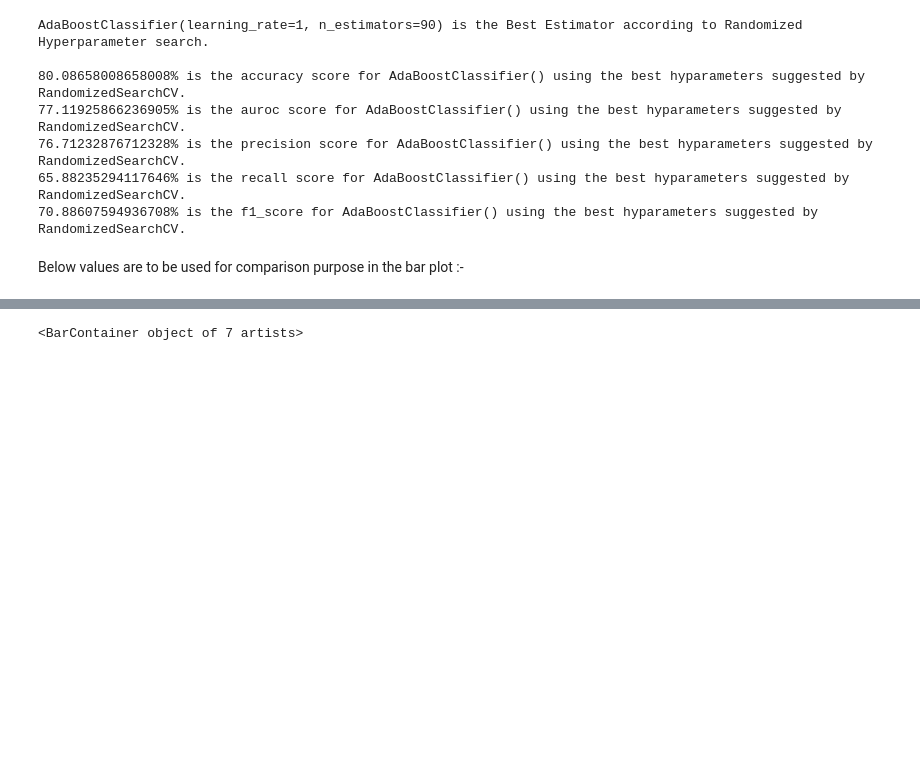
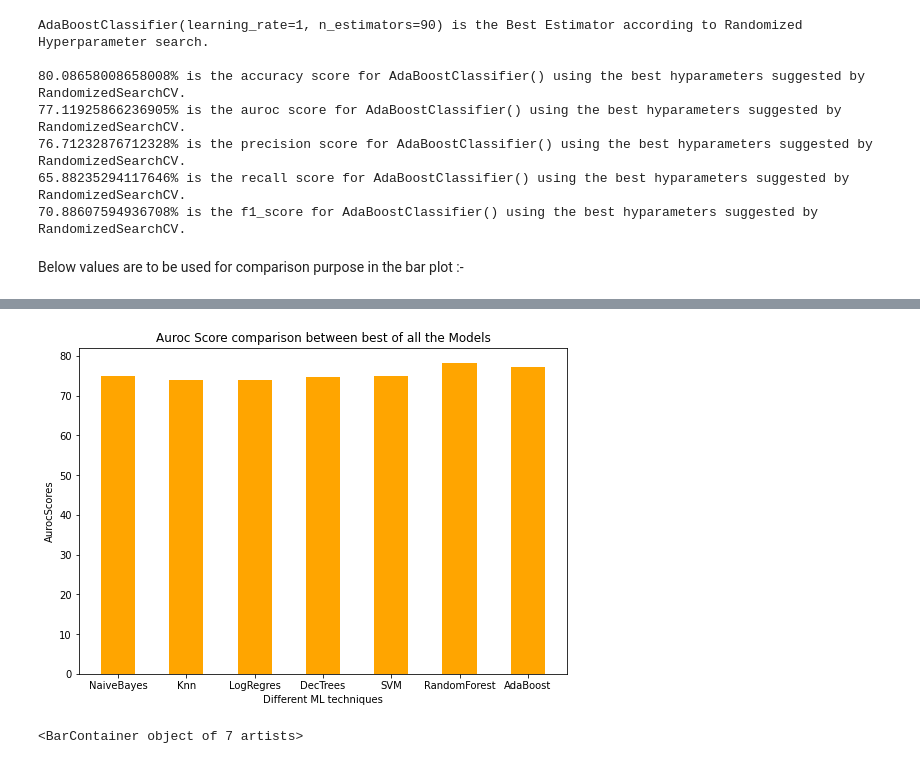
Before and after one commit to Patel27-S/Diabetes-Prediction---Data-Mining, a Jupyter notebook: DiabetesPrediction.ipynb, the cells around one changed output, grey strips where cells are left out. Saved outputs shown, nothing was run; the diff lists cells and outputs as text; code cells hidden in the pictures; blank space fills up the shorter version.

```diff
--- a/DiabetesPrediction.ipynb
+++ b/DiabetesPrediction.ipynb
@@ -859,3 +896,12 @@ NaiveBayesAcc, KnnAccuracy1
+# %%
+aurocScores = naiveBayesAuroc1, knnAuroc1, logisticRegressionAuroc1, decisionTreeAuroc1, svmAuroc1, randomForestAuroc1, \
+              adaBoostAuroc1
+# %%
+bar_plot_for_comaparison(y_label='AurocScores', performance_metric = aurocScores, x_label="Different ML techniques",  bar_width=0.5, \
+                             figsize=(8.75,6), color='orange', title = "Auroc Score comparison between best of all the Models",\
+                     models = ['NaiveBayes', 'Knn', 'LogRegres', 'DecTrees', 'SVM', 'RandomForest', 'AdaBoost'])
+# %% [output]
+[figure, added]
 # %%
 list_of_performance = [
     [performance_nb,performance_knn,performance_lr,performance_dt, performance_svm, performance_rf,performance_ab,],
```
Also changed, not shown: parts of 7 cells of this notebook.
